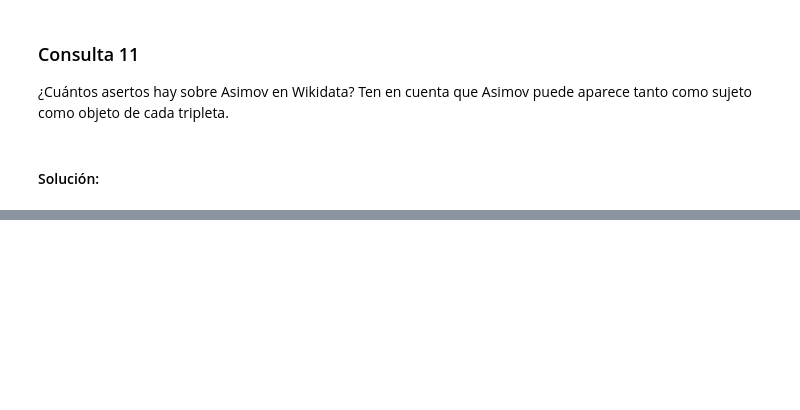
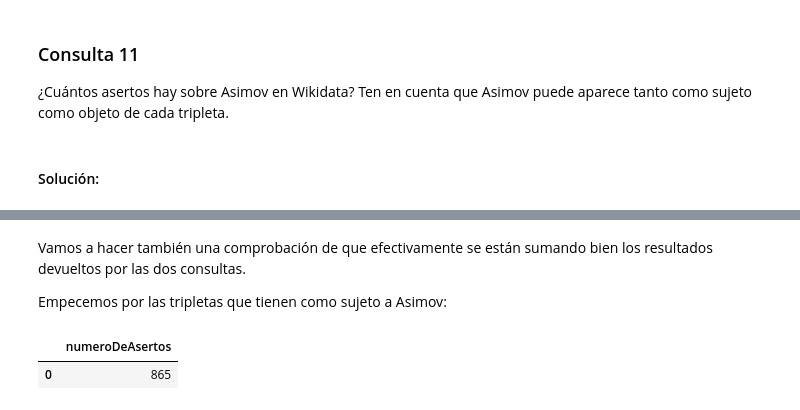
Before and after one commit to mario-sanz/IA2-Practicas, a Jupyter notebook: Lab3/P3-wikidata.ipynb, the cells around one changed output, grey strips where cells are left out. Saved outputs shown, nothing was run; the diff lists cells and outputs as text; code cells hidden in the pictures; blank space fills up the shorter version.

```diff
--- a/Lab3/P3-wikidata.ipynb
+++ b/Lab3/P3-wikidata.ipynb
@@ -564,0 +584,13 @@ __Fecha de las consultas: 21 de abril de 2022__
+# %% [markdown]
+Vamos a hacer también una comprobación de que efectivamente se están sumando bien los resultados devueltos por las dos consultas.
+
+Empecemos por las tripletas que tienen como sujeto a Asimov:
+# %%
+%%wdsparql
+SELECT (COUNT(*) AS ?numeroDeAsertos)
+WHERE {
+  wd:Q34981 ?relacion ?statement.
+}
+# %% [output]
+|  | numeroDeAsertos |
+| 0 | 865 |
```
Also changed, not shown: parts of 19 cells of this notebook.
